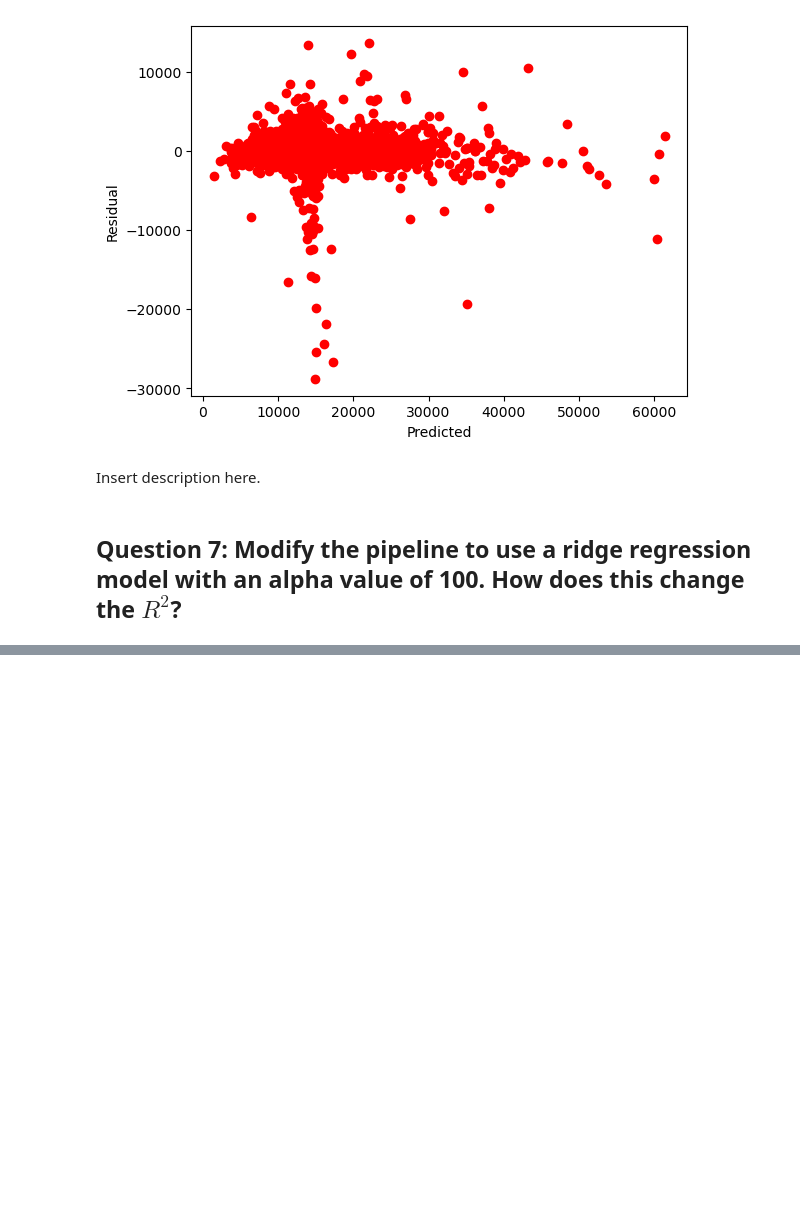
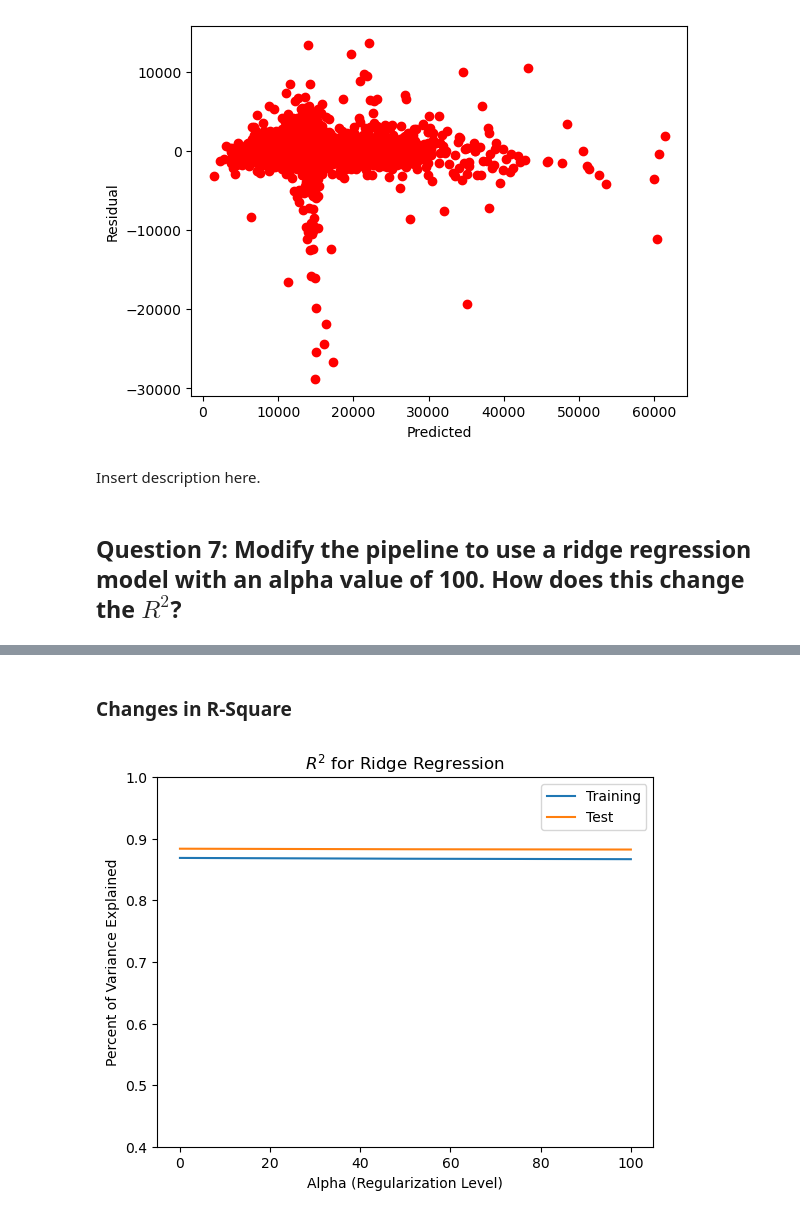
Before and after one commit to SiddhiRohith29/data602, a Jupyter notebook: Week04/regression-homework.ipynb, the cells around one changed output, grey strips where cells are left out. Drawn from its saved outputs; the diff is of its cells as text; code cells hidden in the pictures; blank space fills up the shorter version.

```diff
--- a/Week04/regression-homework.ipynb
+++ b/Week04/regression-homework.ipynb
@@ -181,0 +216,16 @@ Insert description here.
+# %% [markdown]
+### Changes in R-Square
+# %%
+ridge_training_r2 = pd.Series(ridge_results['training score'])
+ridge_test_r2 = pd.Series(ridge_results['test score'])
+
+ridge_training_r2.plot()
+ridge_test_r2.plot()
+plt.title('$R^2$ for Ridge Regression')
+plt.legend(['Training','Test'])
+plt.xlabel('Alpha (Regularization Level)')
+plt.ylabel('Percent of Variance Explained')
+plt.ylim(0.4, 1)
+plt.show()
+# %% [output]
+[figure, added]
```
Also changed, not shown: parts of 4 cells of this notebook.
